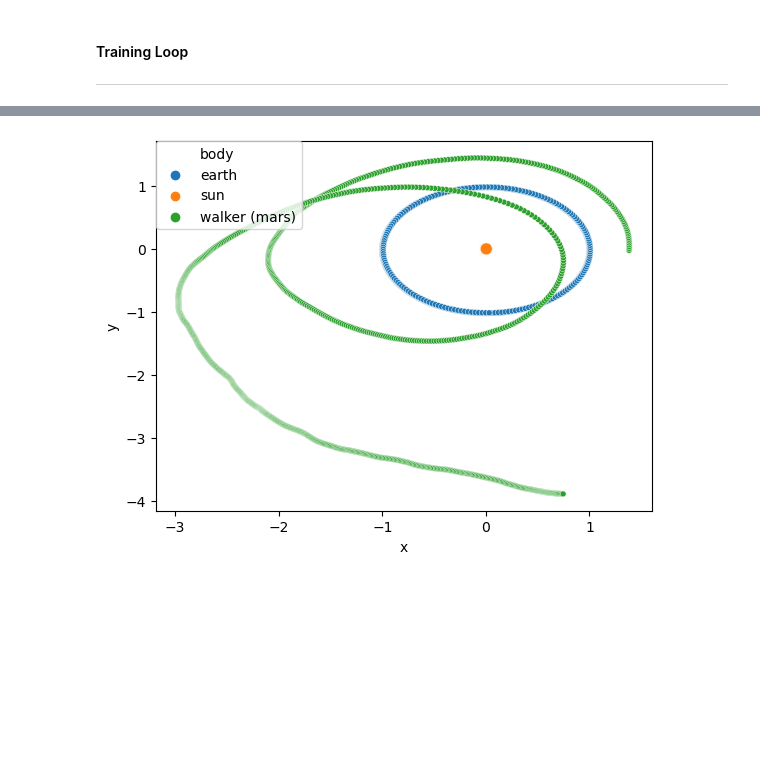
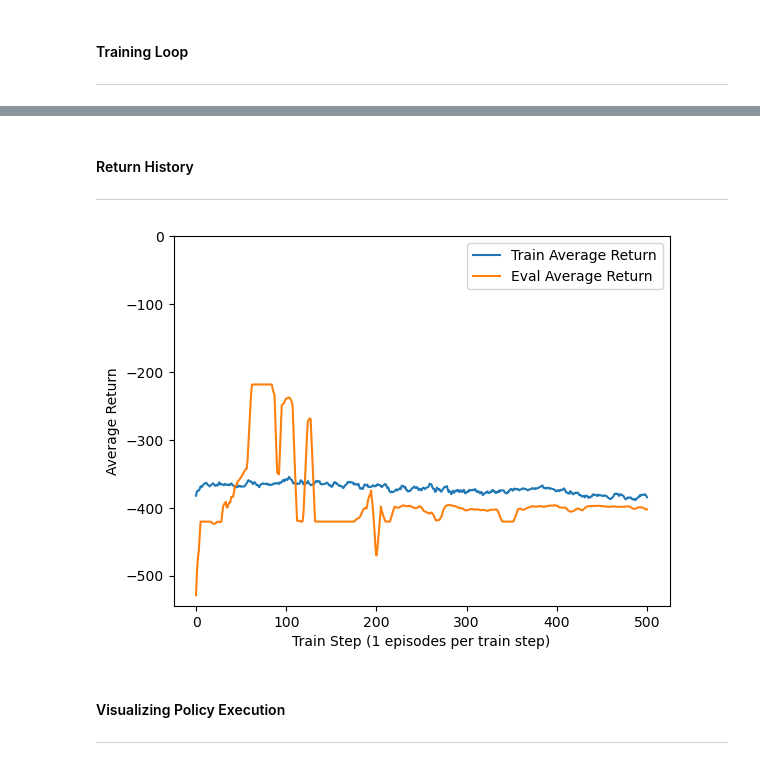
Before and after one commit to JannisZeller/stellarflow, a Jupyter notebook: reinforcment-learning/rl-tests.ipynb, the cells around one changed output, grey strips where cells are left out. Saved outputs shown, nothing was run; the diff lists cells and outputs as text; code cells hidden in the pictures; blank space fills up the shorter version.

```diff
--- a/reinforcment-learning/rl-tests.ipynb
+++ b/reinforcment-learning/rl-tests.ipynb
@@ -136,9 +228,25 @@ collect_driver = DynamicEpisodeDriver(
+# %%
+initial_time_step = tf_env.reset()
+policy_state = tf_agent.collect_policy.get_initial_state(tf_env.batch_size)
+_, policy_state = trn_driver.run(initial_time_step, policy_state)
+# %%
+replay_buffer.clear()
+
+
+if agent_type in ["DQN"]:
+    initial_time_step = tf_env.reset()
+    _, policy_state = trn_driver.run(initial_time_step)
+    data = replay_buffer.as_dataset(
+        num_parallel_calls=3,
+        sample_batch_size=dqn_batch_size,
+        num_steps=2).prefetch(3)
 # %% [markdown]
 #### Training Loop
 ----
 # %%
-# Speeind up:
+# Speeing up:
 from tf_agents.utils.common import function
 
-collect_driver.run = function(collect_driver.run)
+trn_driver.run = function(trn_driver.run)
+evl_driver.run = function(evl_driver.run)
 tf_agent.train = function(tf_agent.train)
@@ -220,5 +252,0 @@ KeyboardInterrupt:
-# %%
-time_step = tf_env.reset()
-for _ in range(1000):
-    action = tf_agent.policy.action(time_step).action
-    time_step = tf_env._step(action)
@@ -224,0 +355,21 @@ for _ in range(1000):
+# %% [markdown]
+#### Return History
+
+----
+# %%
+import matplotlib.pyplot as plt
+
+steps = np.arange(train_steps + 1)
+plt.plot(trn_returns, label="Train Average Return") # steps,
+plt.plot(evl_returns, label="Eval Average Return")  # steps,
+plt.ylabel("Average Return")
+plt.xlabel(f"Train Step ({episodes_per_train_step} episodes per train step)")
+plt.ylim(top=0)
+plt.legend()
+plt.show()
+# %% [output]
+[figure, added]
+# %% [markdown]
+#### Visualizing Policy Execution
+
+-----
@@ -227,5 +381 @@ plotter = src.Plotter(system=system, walker=walker)
 plotter.draw("3d", zrange=None)
-# %%
-plotter.draw()
-# %% [output]
-[figure, removed]
```
Also changed, not shown: parts of 32 cells of this notebook, 10 other files.
